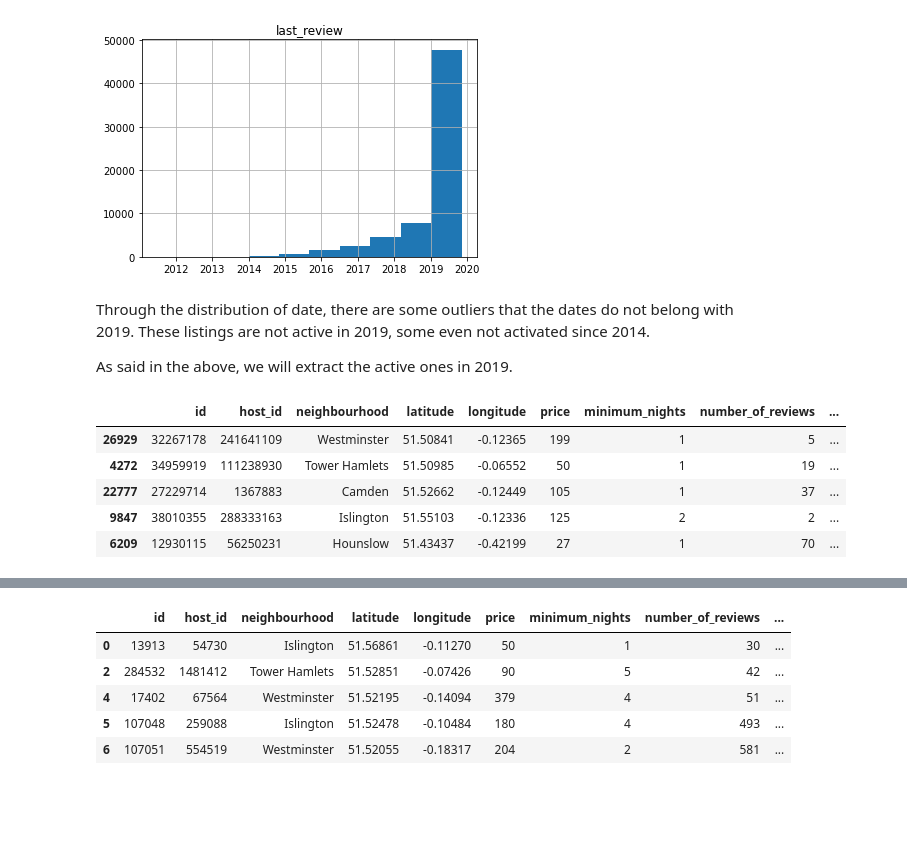
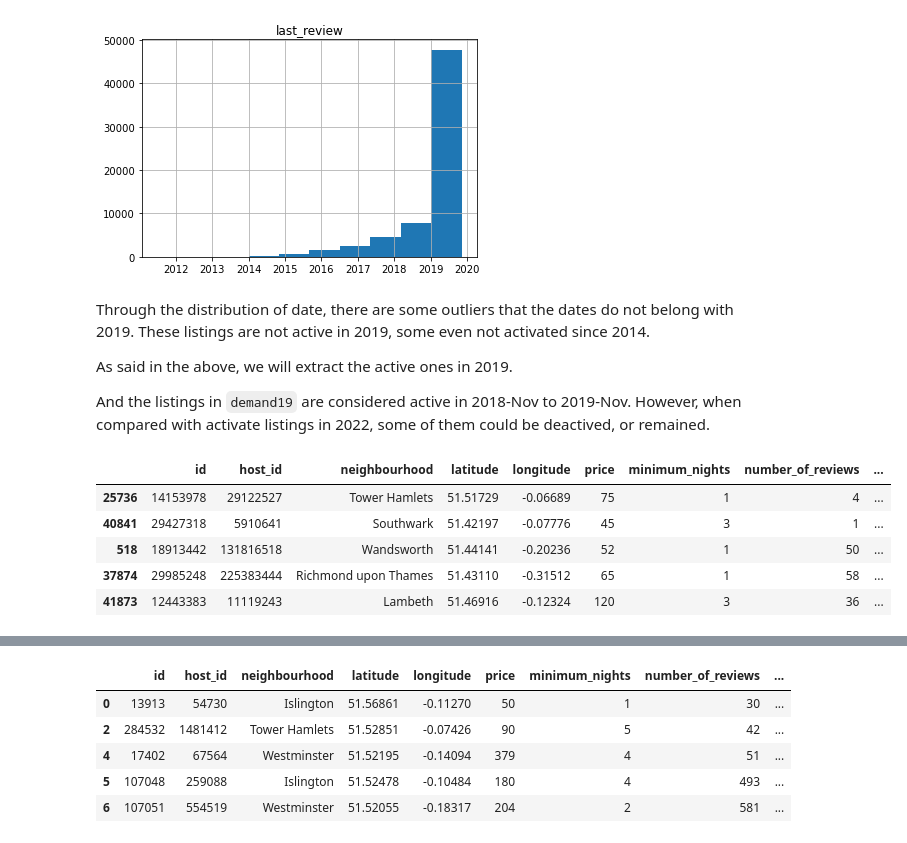
Before and after one commit to Eriswang/fsds_013, a Jupyter notebook: part1_2_0117.ipynb, the cells around one changed output, grey strips where cells are left out. Cells and saved outputs as stored; diff of their text form; code cells hidden in the pictures; blank space fills up the shorter version.

```diff
--- a/part1_2_0117.ipynb
+++ b/part1_2_0117.ipynb
@@ -599,16 +599,18 @@ array([[<AxesSubplot:title={'center':'last_review'}>]], dtype=object)
 Through the distribution of date, there are some outliers that the dates do not belong with 2019. These listings are not active in 2019, some even not activated since 2014.
 
 As said in the above, we will extract the active ones in 2019.
+
+And the listings in `demand19` are considered active in 2018-Nov to 2019-Nov. However, when compared with activate listings in 2022, some of them could be deactived, or remained.
 # %%
 # 2019 listings was collected on November 2019
 # drop last reviews left before 2018-11-01
-demand19 = ab19_new[ab19_new['last_review'].ge('2018-11-01')]
-demand19.sample(5)
+demand_19 = ab19_new[ab19_new['last_review'].ge('2018-11-01')]
+demand_19.sample(5)
 # %% [output]
 |  | id | host_id | neighbourhood | latitude | longitude | price | minimum_nights | number_of_reviews | ... |
-| 26929 | 32267178 | 241641109 | Westminster | 51.50841 | -0.12365 | 199 | 1 | 5 | ... |
-| 4272 | 34959919 | 111238930 | Tower Hamlets | 51.50985 | -0.06552 | 50 | 1 | 19 | ... |
-| 22777 | 27229714 | 1367883 | Camden | 51.52662 | -0.12449 | 105 | 1 | 37 | ... |
-| 9847 | 38010355 | 288333163 | Islington | 51.55103 | -0.12336 | 125 | 2 | 2 | ... |
-| 6209 | 12930115 | 56250231 | Hounslow | 51.43437 | -0.42199 | 27 | 1 | 70 | ... |
+| 25736 | 14153978 | 29122527 | Tower Hamlets | 51.51729 | -0.06689 | 75 | 1 | 4 | ... |
+| 40841 | 29427318 | 5910641 | Southwark | 51.42197 | -0.07776 | 45 | 3 | 1 | ... |
+| 518 | 18913442 | 131816518 | Wandsworth | 51.44141 | -0.20236 | 52 | 1 | 50 | ... |
+| 37874 | 29985248 | 225383444 | Richmond upon Thames | 51.43110 | -0.31512 | 65 | 1 | 58 | ... |
+| 41873 | 12443383 | 11119243 | Lambeth | 51.46916 | -0.12324 | 120 | 3 | 36 | ... |
 # %%
```
Also changed, not shown: parts of 33 cells of this notebook.
